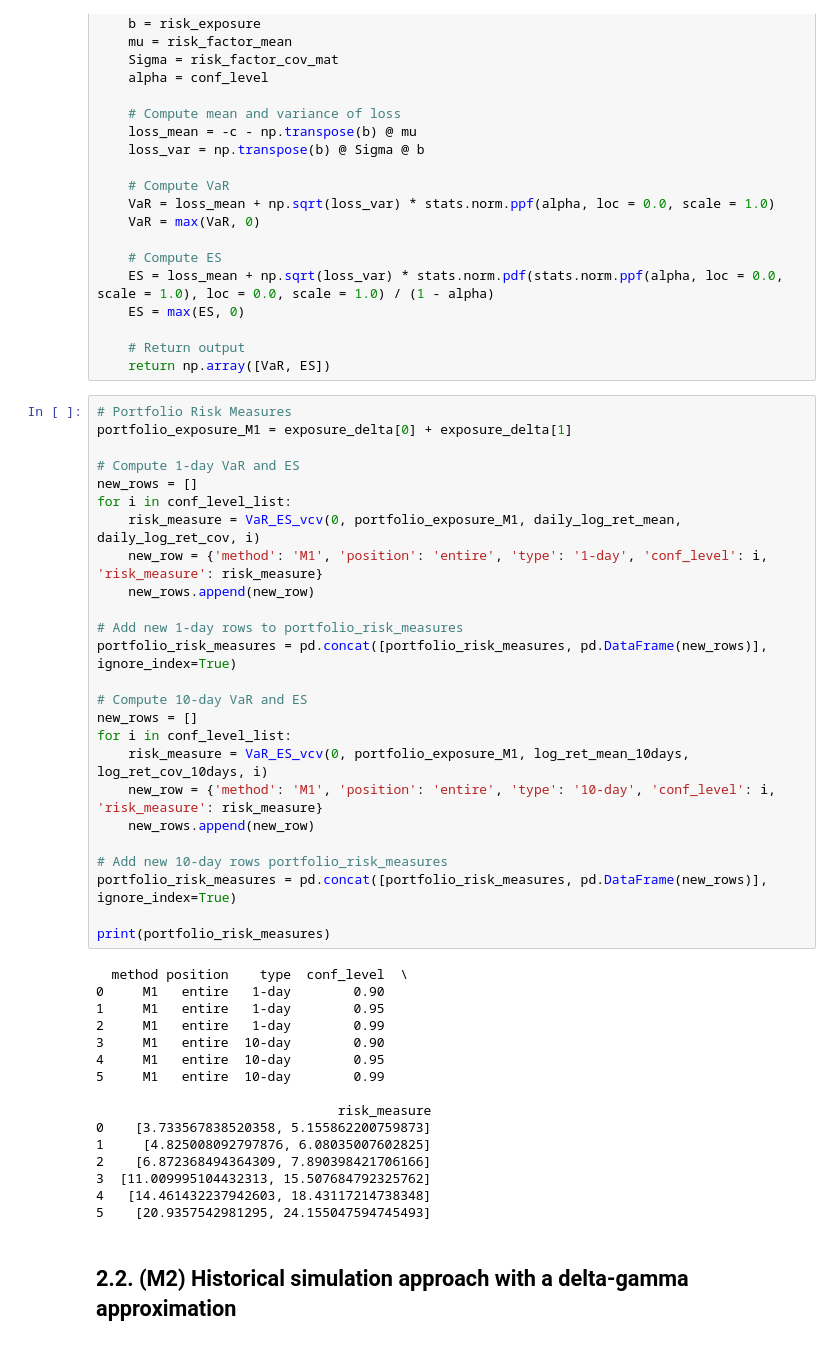
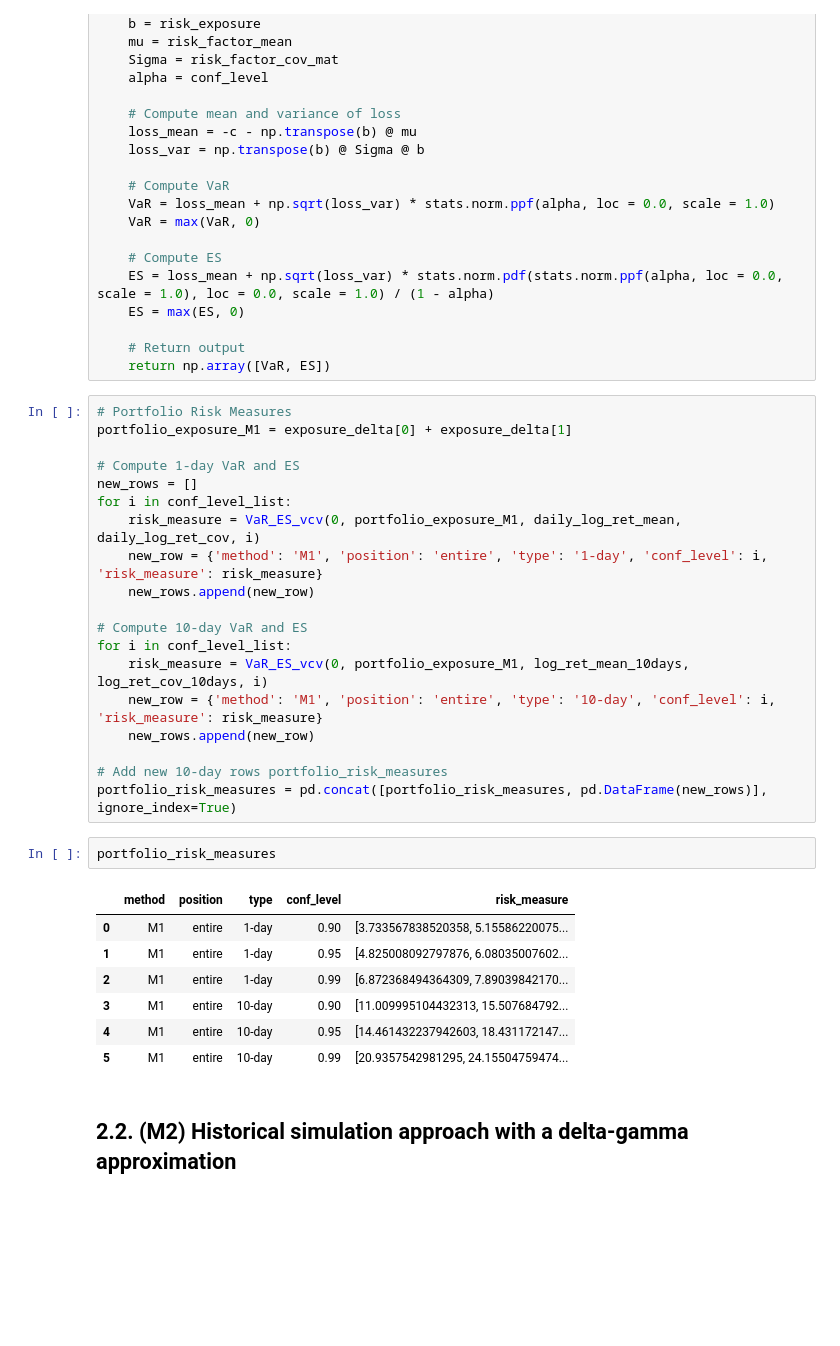
Before and after one commit to thangtm58/quant-finance, a Jupyter notebook: risk_management/es_var_risk_measure.ipynb, the cells around one changed output. Drawn from its saved outputs; the diff is of its cells as text; blank space fills up the shorter version.

```diff
--- a/risk_management/es_var_risk_measure.ipynb
+++ b/risk_management/es_var_risk_measure.ipynb
@@ -260,11 +262,7 @@ for i in conf_level_list:
     new_row = {'method': 'M1', 'position': 'entire', 'type': '1-day', 'conf_level': i, 'risk_measure': risk_measure}
     new_rows.append(new_row)
 
-# Add new 1-day rows to portfolio_risk_measures
-portfolio_risk_measures = pd.concat([portfolio_risk_measures, pd.DataFrame(new_rows)], ignore_index=True)
-
 # Compute 10-day VaR and ES
-new_rows = []
 for i in conf_level_list:
     risk_measure = VaR_ES_vcv(0, portfolio_exposure_M1, log_ret_mean_10days, log_ret_cov_10days, i)
     new_row = {'method': 'M1', 'position': 'entire', 'type': '10-day', 'conf_level': i, 'risk_measure': risk_measure}
@@ -272,24 +270,16 @@ for i in conf_level_list:
 
 # Add new 10-day rows portfolio_risk_measures
 portfolio_risk_measures = pd.concat([portfolio_risk_measures, pd.DataFrame(new_rows)], ignore_index=True)
-
-print(portfolio_risk_measures)
-# %% [output]
-  method position    type  conf_level  \
-0     M1   entire   1-day        0.90
-1     M1   entire   1-day        0.95
-2     M1   entire   1-day        0.99
-3     M1   entire  10-day        0.90
-4     M1   entire  10-day        0.95
-5     M1   entire  10-day        0.99
-
-                               risk_measure
-0    [3.733567838520358, 5.155862200759873]
-1     [4.825008092797876, 6.08035007602825]
-2    [6.872368494364309, 7.890398421706166]
-3  [11.009995104432313, 15.507684792325762]
-4   [14.461432237942603, 18.43117214738348]
-5    [20.9357542981295, 24.155047594745493]
+# %%
+portfolio_risk_measures
+# %% [output]
+|  | method | position | type | conf_level | risk_measure |
+| 0 | M1 | entire | 1-day | 0.90 | [3.733567838520358, 5.15586220075... |
+| 1 | M1 | entire | 1-day | 0.95 | [4.825008092797876, 6.08035007602... |
+| 2 | M1 | entire | 1-day | 0.99 | [6.872368494364309, 7.89039842170... |
+| 3 | M1 | entire | 10-day | 0.90 | [11.009995104432313, 15.507684792... |
+| 4 | M1 | entire | 10-day | 0.95 | [14.461432237942603, 18.431172147... |
+| 5 | M1 | entire | 10-day | 0.99 | [20.9357542981295, 24.15504759474... |
 # %% [markdown]
 ## 2.2. (M2) Historical simulation approach with a delta-gamma approximation
 # %%
```
Also changed, not shown: parts of 17 cells of this notebook.
